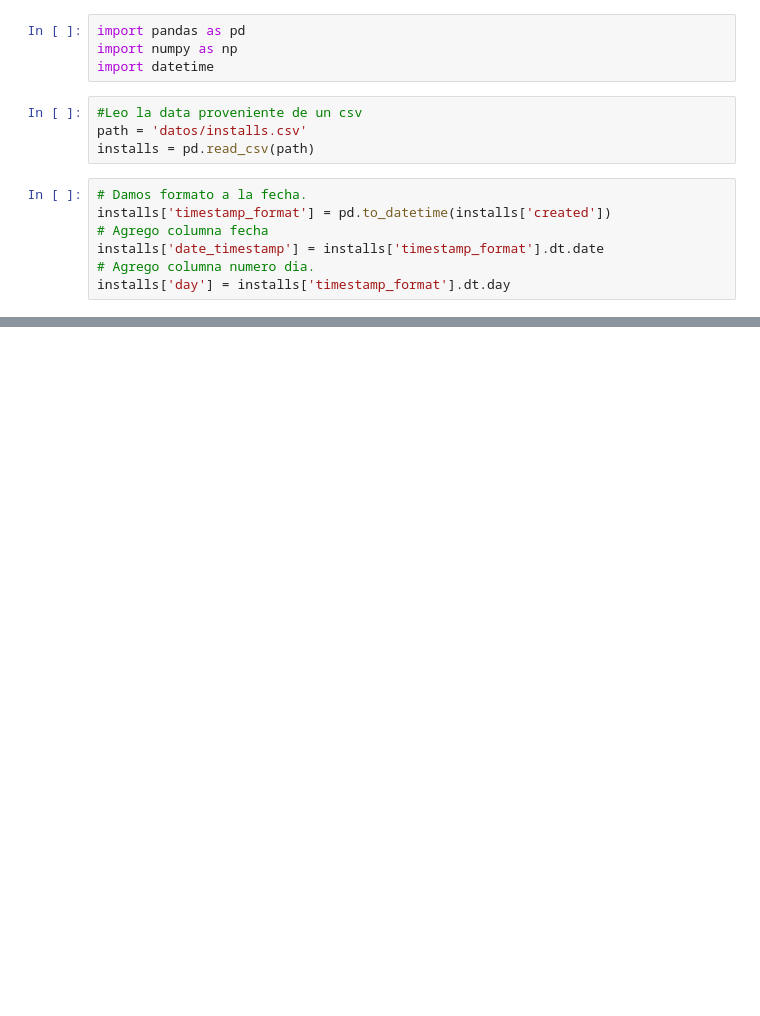
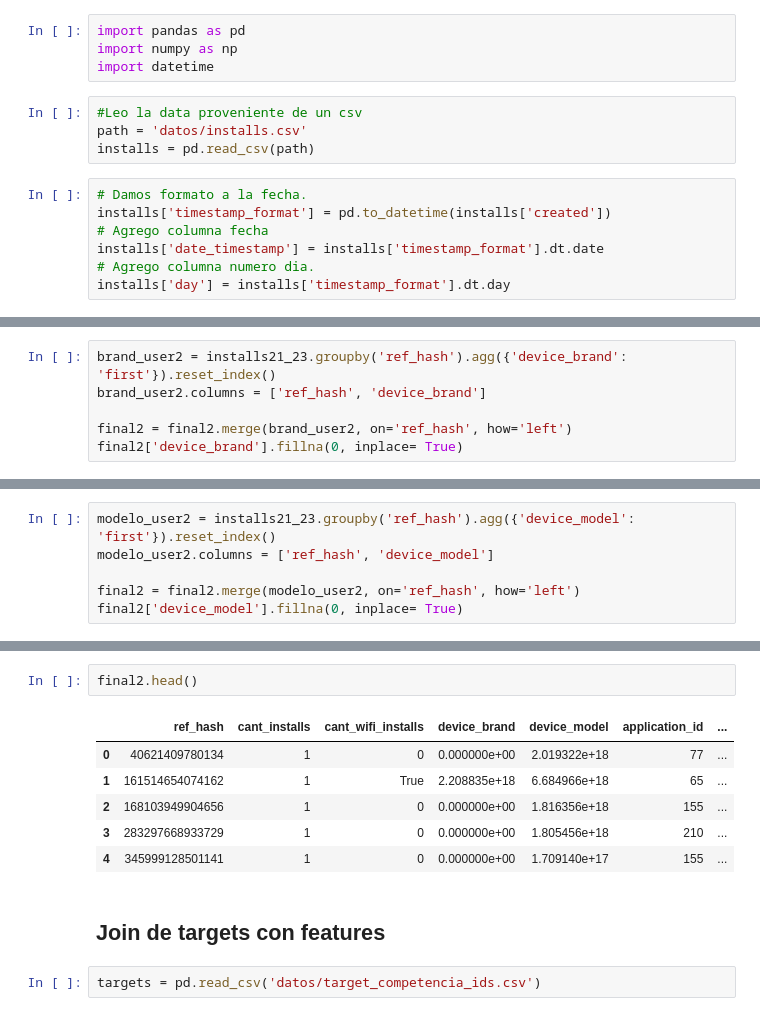
Before and after one commit to GastonMontes/75.06-Datos-Grupo22-TP1, a Jupyter notebook: tp2/FeatureEngineeringInstalls.ipynb, the cells around one changed output, grey strips where cells are left out. Saved outputs shown, nothing was run; the diff lists cells and outputs as text; blank space fills up the shorter version.

```diff
--- a/tp2/FeatureEngineeringInstalls.ipynb
+++ b/tp2/FeatureEngineeringInstalls.ipynb
@@ -56,0 +100,6 @@ See the caveats in the documentation: http://pandas.pydata.org/pandas-docs/stabl
+# %%
+brand_user2 = installs21_23.groupby('ref_hash').agg({'device_brand': 'first'}).reset_index()
+brand_user2.columns = ['ref_hash', 'device_brand']
+
+final2 = final2.merge(brand_user2, on='ref_hash', how='left')
+final2['device_brand'].fillna(0, inplace= True)
@@ -56,0 +114,6 @@ See the caveats in the documentation: http://pandas.pydata.org/pandas-docs/stabl
+# %%
+modelo_user2 = installs21_23.groupby('ref_hash').agg({'device_model': 'first'}).reset_index()
+modelo_user2.columns = ['ref_hash', 'device_model']
+
+final2 = final2.merge(modelo_user2, on='ref_hash', how='left')
+final2['device_model'].fillna(0, inplace= True)
@@ -56,0 +159,13 @@ See the caveats in the documentation: http://pandas.pydata.org/pandas-docs/stabl
+# %%
+final2.head()
+# %% [output]
+|  | ref_hash | cant_installs | cant_wifi_installs | device_brand | device_model | application_id | ... |
+| 0 | 40621409780134 | 1 | 0 | 0.000000e+00 | 2.019322e+18 | 77 | ... |
+| 1 | 161514654074162 | 1 | True | 2.208835e+18 | 6.684966e+18 | 65 | ... |
+| 2 | 168103949904656 | 1 | 0 | 0.000000e+00 | 1.816356e+18 | 155 | ... |
+| 3 | 283297668933729 | 1 | 0 | 0.000000e+00 | 1.805456e+18 | 210 | ... |
+| 4 | 345999128501141 | 1 | 0 | 0.000000e+00 | 1.709140e+17 | 155 | ... |
+# %% [markdown]
+## Join de targets con features
+# %%
+targets = pd.read_csv('datos/target_competencia_ids.csv')
```
Also changed, not shown: parts of 23 cells of this notebook, 1 other file.
